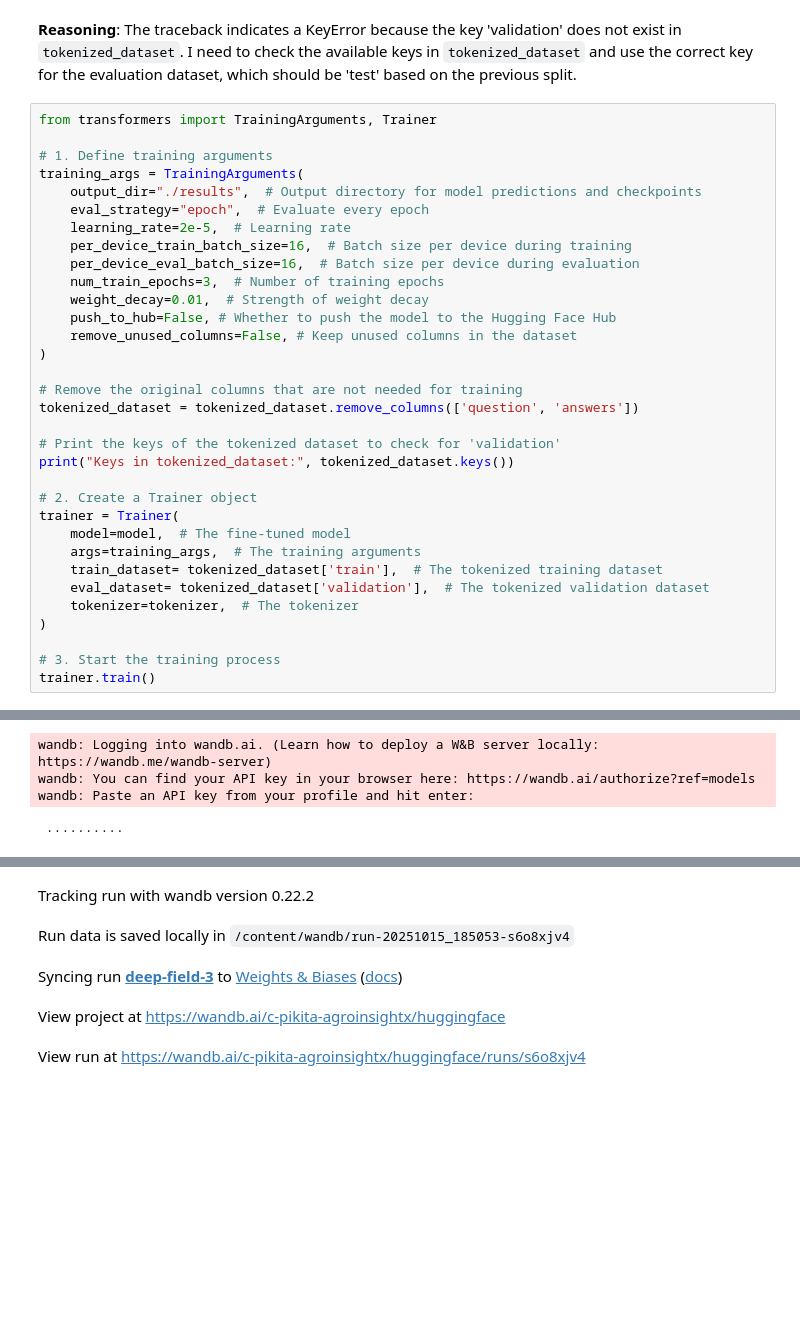
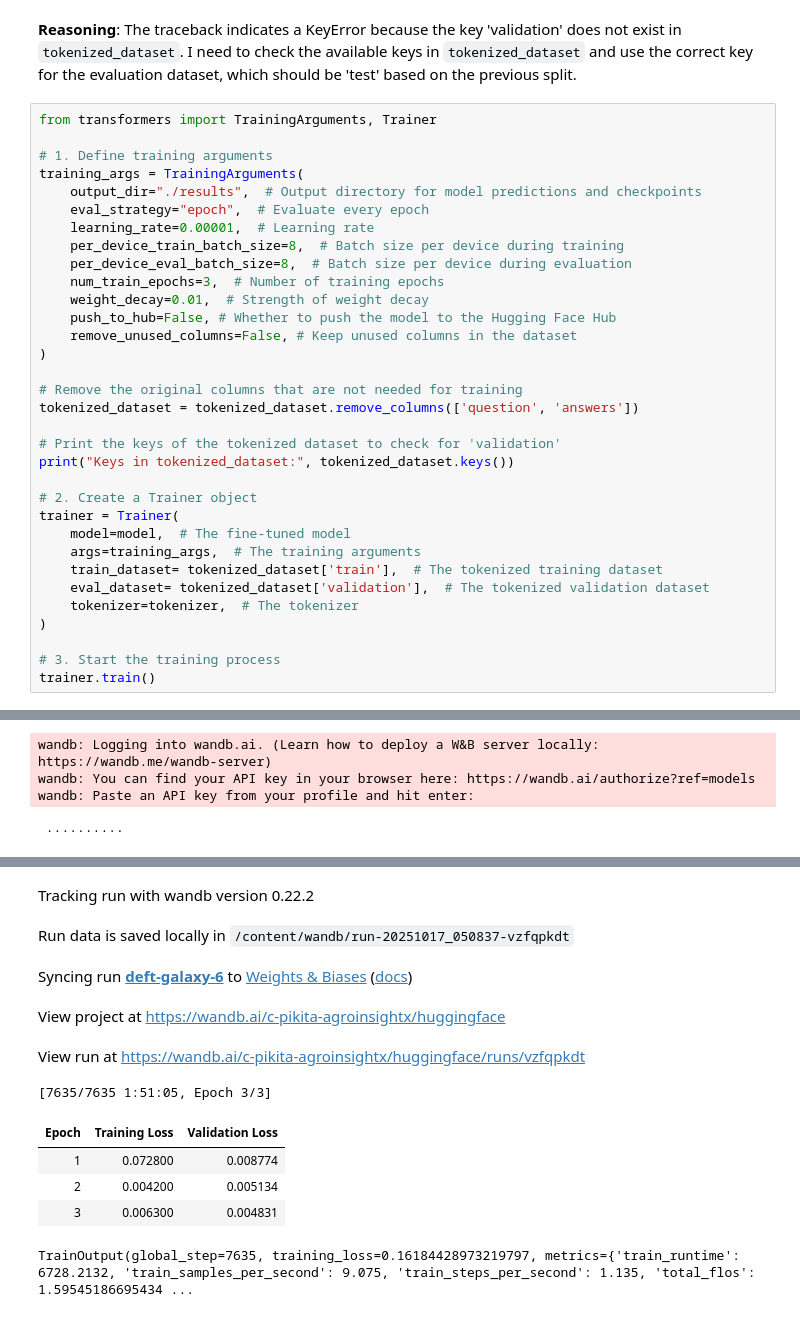
Before and after one commit to Clint07-datascientist/AgroInsightX_Chatbot, a Jupyter notebook: notebooks/chatbot_training.ipynb, the cells around one changed output, grey strips where cells are left out. Saved outputs shown, nothing was run; the diff lists cells and outputs as text; blank space fills up the shorter version.

```diff
--- a/notebooks/chatbot_training.ipynb
+++ b/notebooks/chatbot_training.ipynb
@@ -353,9 +353,9 @@ from transformers import TrainingArguments, Trainer
 training_args = TrainingArguments(
     output_dir="./results",  # Output directory for model predictions and checkpoints
     eval_strategy="epoch",  # Evaluate every epoch
-    learning_rate=2e-5,  # Learning rate
-    per_device_train_batch_size=16,  # Batch size per device during training
-    per_device_eval_batch_size=16,  # Batch size per device during evaluation
+    learning_rate=0.00001,  # Learning rate
+    per_device_train_batch_size=8,  # Batch size per device during training
+    per_device_eval_batch_size=8,  # Batch size per device during evaluation
     num_train_epochs=3,  # Number of training epochs
     weight_decay=0.01,  # Strength of weight decay
     push_to_hub=False, # Whether to push the model to the Hugging Face Hub
@@ -367,33 +367,39 @@ tokenized_dataset = tokenized_dataset.remove_columns(['question', 'answers'])
 
 # Print the keys of the tokenized dataset to check for 'validation'
 print("Keys in tokenized_dataset:", tokenized_dataset.keys())
 
 # 2. Create a Trainer object
 trainer = Trainer(
     model=model,  # The fine-tuned model
     args=training_args,  # The training arguments
     train_dataset= tokenized_dataset['train'],  # The tokenized training dataset
     eval_dataset= tokenized_dataset['validation'],  # The tokenized validation dataset
     tokenizer=tokenizer,  # The tokenizer
 )
 
 # 3. Start the training process
 trainer.train()
 # %% [output]
 Keys in tokenized_dataset: dict_keys(['train', 'validation'])
 [interactive output not drawn]
 wandb: Logging into wandb.ai. (Learn how to deploy a W&B server locally: https://wandb.me/wandb-server)
 wandb: You can find your API key in your browser here: https://wandb.ai/authorize?ref=models
 wandb: Paste an API key from your profile and hit enter:
  ··········
 wandb: WARNING If you're specifying your api key in code, ensure this code is not shared publicly.
 wandb: WARNING Consider setting the WANDB_API_KEY environment variable, or running `wandb login` from the command line.
 wandb: No netrc file found, creating one.
 wandb: Appending key for api.wandb.ai to your netrc file: /root/.netrc
 wandb: Currently logged in as: c-pikita (c-pikita-agroinsightx) to https://api.wandb.ai. Use `wandb login --relogin` to force relogin
 [interactive output not drawn]
 Tracking run with wandb version 0.22.2
-Run data is saved locally in /content/wandb/run-20251015_185053-s6o8xjv4
+Run data is saved locally in /content/wandb/run-20251017_050837-vzfqpkdt
-Syncing run deep-field-3 to Weights & Biases (docs)
+Syncing run deft-galaxy-6 to Weights & Biases (docs)
 View project at https://wandb.ai/c-pikita-agroinsightx/huggingface
-View run at https://wandb.ai/c-pikita-agroinsightx/huggingface/runs/s6o8xjv4
+View run at https://wandb.ai/c-pikita-agroinsightx/huggingface/runs/vzfqpkdt
+[7635/7635 1:51:05, Epoch 3/3]
+| Epoch | Training Loss | Validation Loss |
+| 1 | 0.072800 | 0.008774 |
+| 2 | 0.004200 | 0.005134 |
+| 3 | 0.006300 | 0.004831 |
+TrainOutput(global_step=7635, training_loss=0.16184428973219797, metrics={'train_runtime': 6728.2132, 'train_samples_per_second': 9.075, 'train_steps_per_second': 1.135, 'total_flos': 1.59545186695434 ...
```
Also changed, not shown: parts of 3 cells of this notebook.
